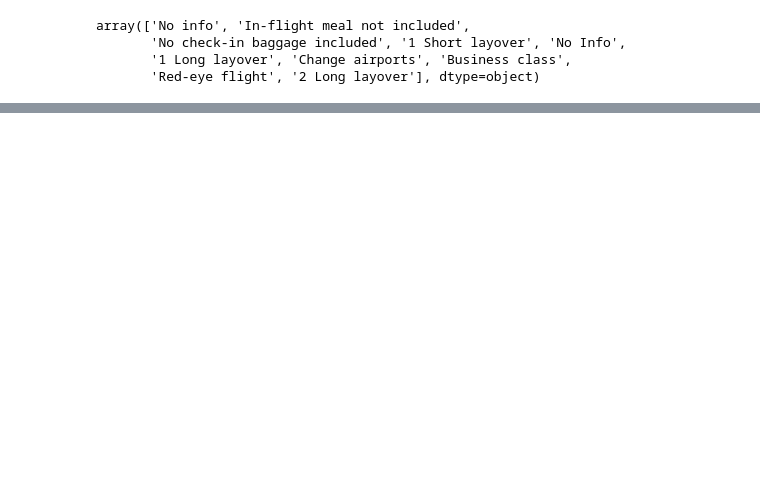
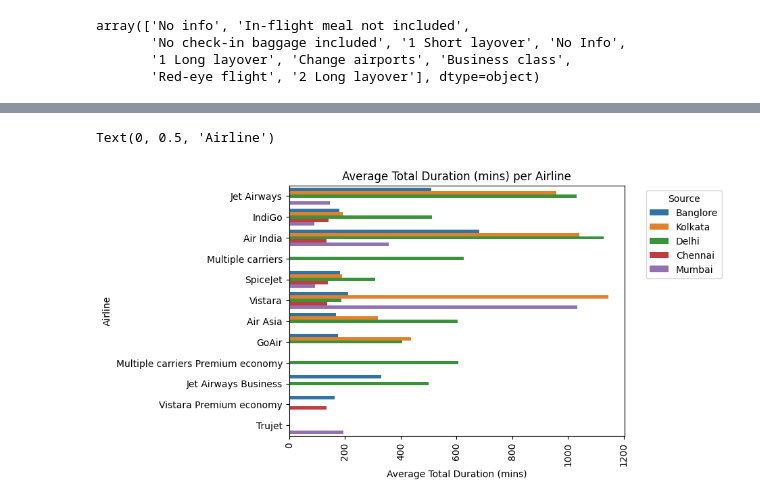
Before and after one commit to kunal1300/Programs, a Jupyter notebook: EDA/EDA_flights.ipynb, the cells around one changed output, grey strips where cells are left out. Cells and saved outputs as stored; diff of their text form; code cells hidden in the pictures; blank space fills up the shorter version.

```diff
--- a/EDA/EDA_flights.ipynb
+++ b/EDA/EDA_flights.ipynb
@@ -339,0 +352,13 @@ Text(0.5, 1.0, 'Top 10 Destinations by Number of Flights')
+# %%
+sns.barplot(x='totalDurationmins', y='Airline', data=df,
+            hue='Source', order=df['Airline'].value_counts().index, errorbar=None,)
+
+
+plt.legend(title='Source', bbox_to_anchor=(1.05, 1), loc='upper left')
+plt.xticks(rotation=90)
+plt.title('Average Total Duration (mins) per Airline')
+plt.xlabel('Average Total Duration (mins)')
+plt.ylabel('Airline')
+# %% [output]
+Text(0, 0.5, 'Airline')
+[figure, added]
```
Also changed, not shown: parts of 17 cells of this notebook.
